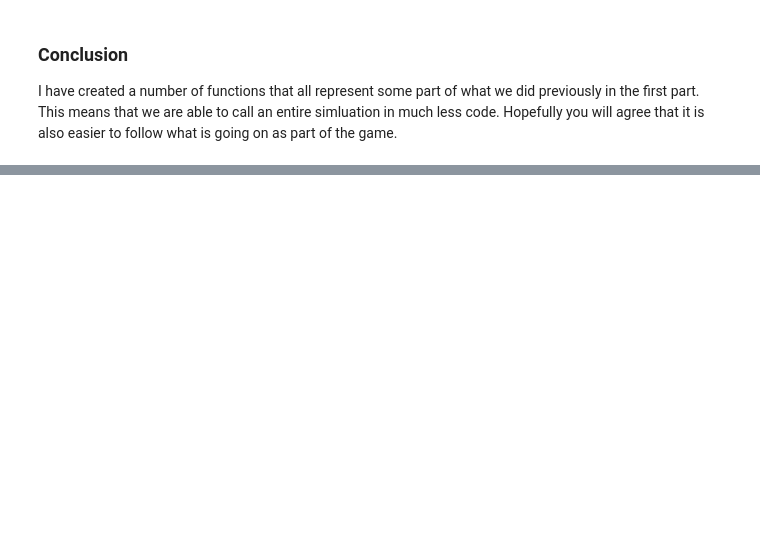
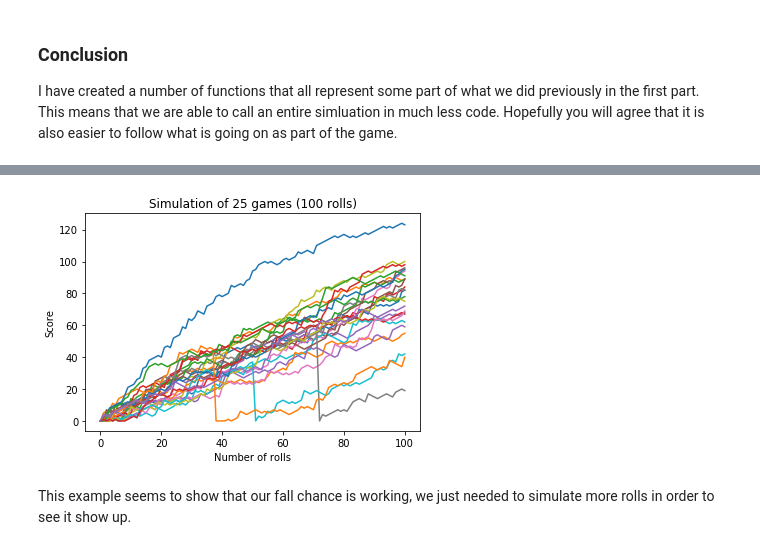
Before and after one commit to willcanniford/python-notes, a Jupyter notebook: simulation_exercise/simulation_part_2.ipynb, the cells around one changed output, grey strips where cells are left out. Cells and saved outputs as stored; diff of their text form; code cells hidden in the pictures; blank space fills up the shorter version.

```diff
--- a/simulation_exercise/simulation_part_2.ipynb
+++ b/simulation_exercise/simulation_part_2.ipynb
@@ -195,0 +200,8 @@ plot_results(conc)
+# %%
+np.random.seed(2)
+conc = simulate_playthrough(n_rolls = 100, n_games = 25)
+plot_results(conc)
+# %% [output]
+[figure, added]
+# %% [markdown]
+This example seems to show that our fall chance is working, we just needed to simulate more rolls in order to see it show up.
```
Also changed, not shown: parts of 15 cells of this notebook.
